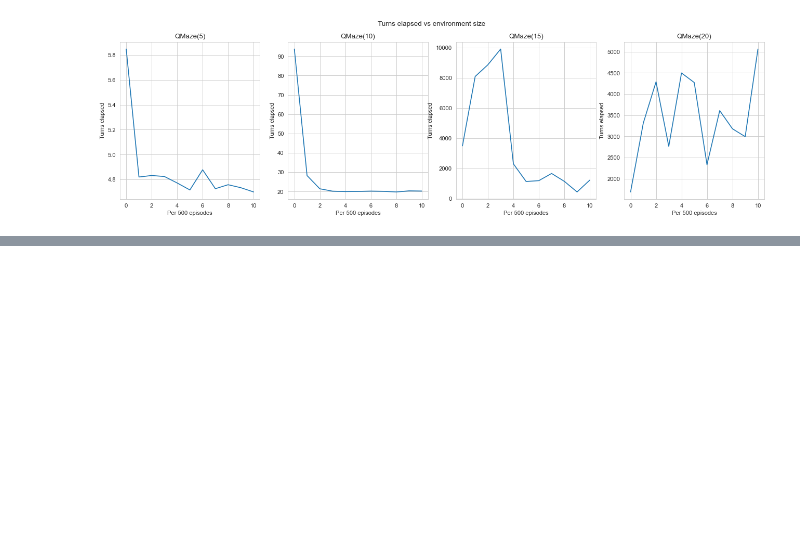
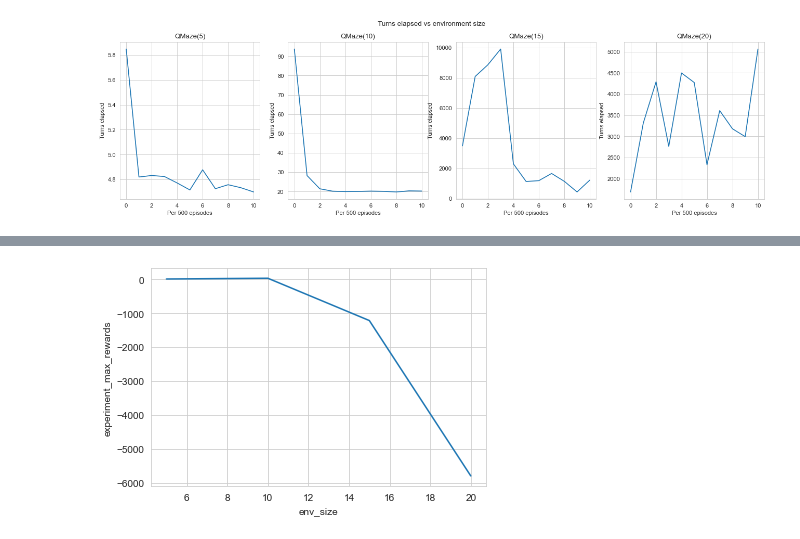
Before and after one commit to feiphoon/inm707-task2, a Jupyter notebook: src/maze/qlearning_analysis.ipynb, the cells around one changed output, grey strips where cells are left out. Cells and saved outputs as stored; diff of their text form; code cells hidden in the pictures; blank space fills up the shorter version.

```diff
--- a/src/maze/qlearning_analysis.ipynb
+++ b/src/maze/qlearning_analysis.ipynb
@@ -276,0 +282,5 @@ plt.title("QMaze(20)");
+# %%
+# Max rewards falls exponentially!
+sns.lineplot(data=size_results_df, x="env_size", y="experiment_max_rewards");
+# %% [output]
+[figure, added]
```
Also changed, not shown: parts of 3 cells of this notebook.
